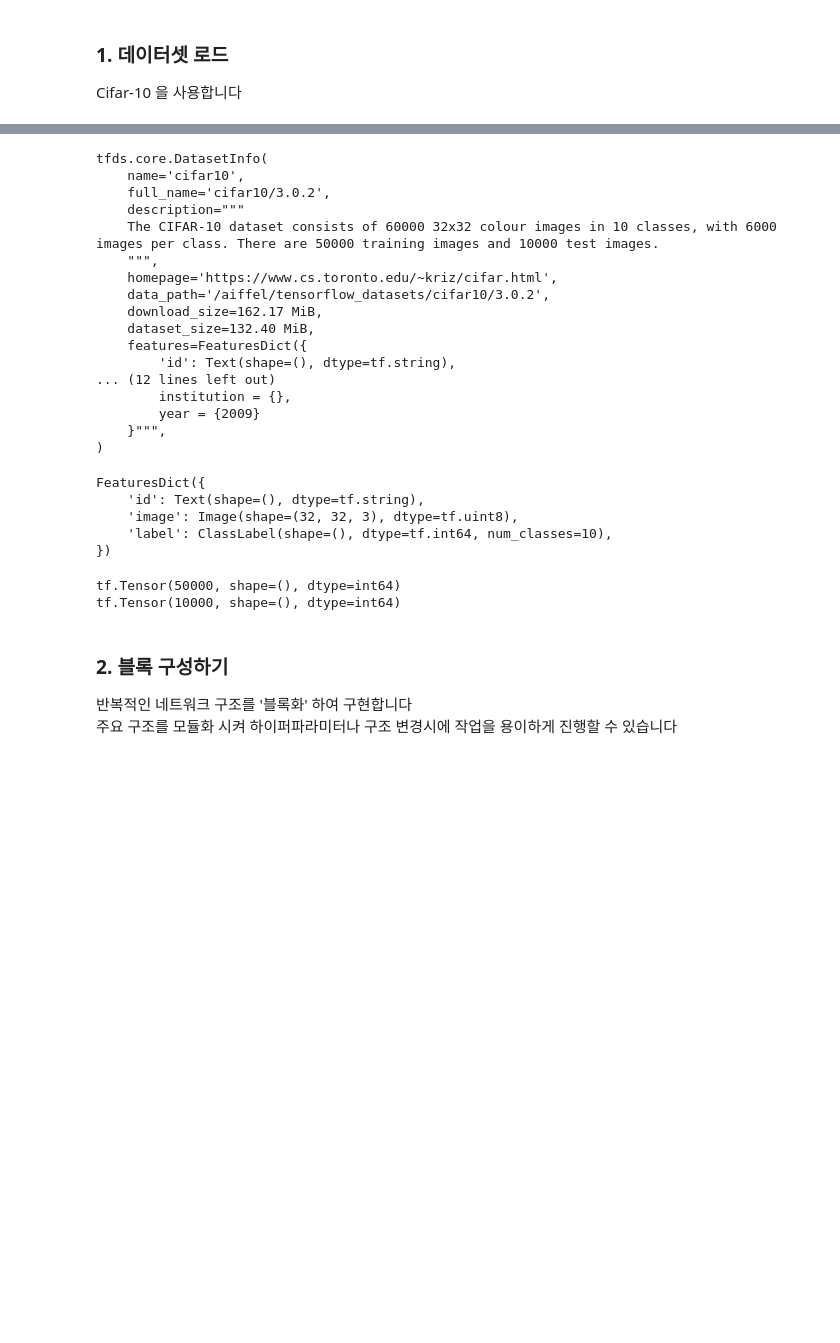
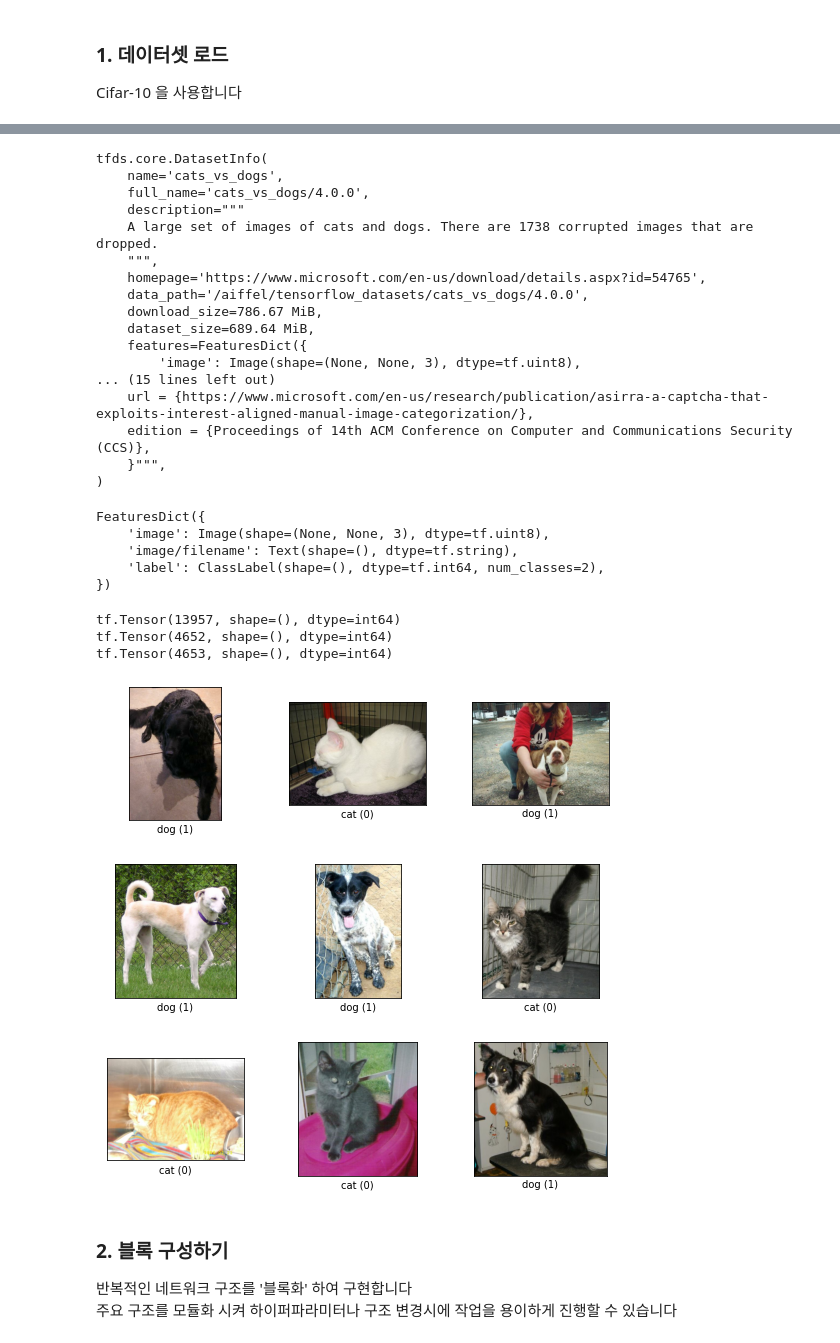
Before and after one commit to andkspark/Exploration, a Jupyter notebook: gd01_KSPARK.ipynb, the cells around one changed output, grey strips where cells are left out. Cells and saved outputs as stored; diff of their text form; code cells hidden in the pictures; blank space fills up the shorter version.

```diff
--- a/gd01_KSPARK.ipynb
+++ b/gd01_KSPARK.ipynb
@@ -27,5 +27,8 @@ Cifar-10 을 사용합니다
 import urllib3
 urllib3.disable_warnings()
 # %%
-(ds_train, ds_test), ds_info = tfds.load('cifar10', split=['train', 'test'], shuffle_files = True, with_info = True )
+
+setattr(tfds.image_classification.cats_vs_dogs, '_URL',"https://download.microsoft.com/download/3/E/1/3E1C3F21-ECDB-4869-8368-6DEBA77B919F/kagglecatsanddogs_5340.zip")
+
+(ds_train, ds_test, ds_val), ds_info = tfds.load('cats_vs_dogs', split=['train[:60%]', 'train[60%:80%]', 'train[80%:]'], shuffle_files = True, with_info = True, as_supervised=True) #옵션을 주면 dict 형태가 아닌 tuple 형태로 데이터를 return 받습니다.
 #데이터셋명, 어떻게 나눌것인지, 파일 섞을것인지, 정보를 같이 불러올것인지 흠
@@ -37,37 +36,39 @@ Dataset cifar10 downloaded and prepared to /aiffel/tensorflow_datasets/cifar10/3
 ds_info
 # %% [output]
 tfds.core.DatasetInfo(
-    name='cifar10',
-    full_name='cifar10/3.0.2',
+    name='cats_vs_dogs',
+    full_name='cats_vs_dogs/4.0.0',
     description="""
-    The CIFAR-10 dataset consists of 60000 32x32 colour images in 10 classes, with 6000 images per class. There are 50000 training images and 10000 test images.
+    A large set of images of cats and dogs. There are 1738 corrupted images that are dropped.
     """,
-    homepage='https://www.cs.toronto.edu/~kriz/cifar.html',
-    data_path='/aiffel/tensorflow_datasets/cifar10/3.0.2',
-    download_size=162.17 MiB,
-    dataset_size=132.40 MiB,
+    homepage='https://www.microsoft.com/en-us/download/details.aspx?id=54765',
+    data_path='/aiffel/tensorflow_datasets/cats_vs_dogs/4.0.0',
+    download_size=786.67 MiB,
+    dataset_size=689.64 MiB,
     features=FeaturesDict({
-        'id': Text(shape=(), dtype=tf.string),
-... (12 lines left out)
-        institution = {},
-        year = {2009}
+        'image': Image(shape=(None, None, 3), dtype=tf.uint8),
+... (15 lines left out)
+    url = {https://www.microsoft.com/en-us/research/publication/asirra-a-captcha-that-exploits-interest-aligned-manual-image-categorization/},
+    edition = {Proceedings of 14th ACM Conference on Computer and Communications Security (CCS)},
     }""",
 )
 # %%
 ds_info.features
 # %% [output]
 FeaturesDict({
-    'id': Text(shape=(), dtype=tf.string),
-    'image': Image(shape=(32, 32, 3), dtype=tf.uint8),
-    'label': ClassLabel(shape=(), dtype=tf.int64, num_classes=10),
+    'image': Image(shape=(None, None, 3), dtype=tf.uint8),
+    'image/filename': Text(shape=(), dtype=tf.string),
+    'label': ClassLabel(shape=(), dtype=tf.int64, num_classes=2),
 })
 # %%
 # 갯수 확인하는 코드랍니다
 print(tf.data.experimental.cardinality(ds_train))
+print(tf.data.experimental.cardinality(ds_val))
 print(tf.data.experimental.cardinality(ds_test))
 # %% [output]
-tf.Tensor(50000, shape=(), dtype=int64)
-tf.Tensor(10000, shape=(), dtype=int64)
+tf.Tensor(13957, shape=(), dtype=int64)
+tf.Tensor(4652, shape=(), dtype=int64)
+tf.Tensor(4653, shape=(), dtype=int64)
 # %%
 def normalize_and_resize_img(image, label):
     """Normalizes images: `uint8` -> `float32`."""
@@ -76,3 +89,7 @@ def normalize_and_resize_img(image, label):
+# %%
+fig = tfds.show_examples(ds_train, ds_info)
+# %% [output]
+[figure, added]
 # %% [markdown]
 ### 2. 블록 구성하기
 반복적인 네트워크 구조를 '블록화' 하여 구현합니다
```
Also changed, not shown: parts of 13 cells of this notebook.
